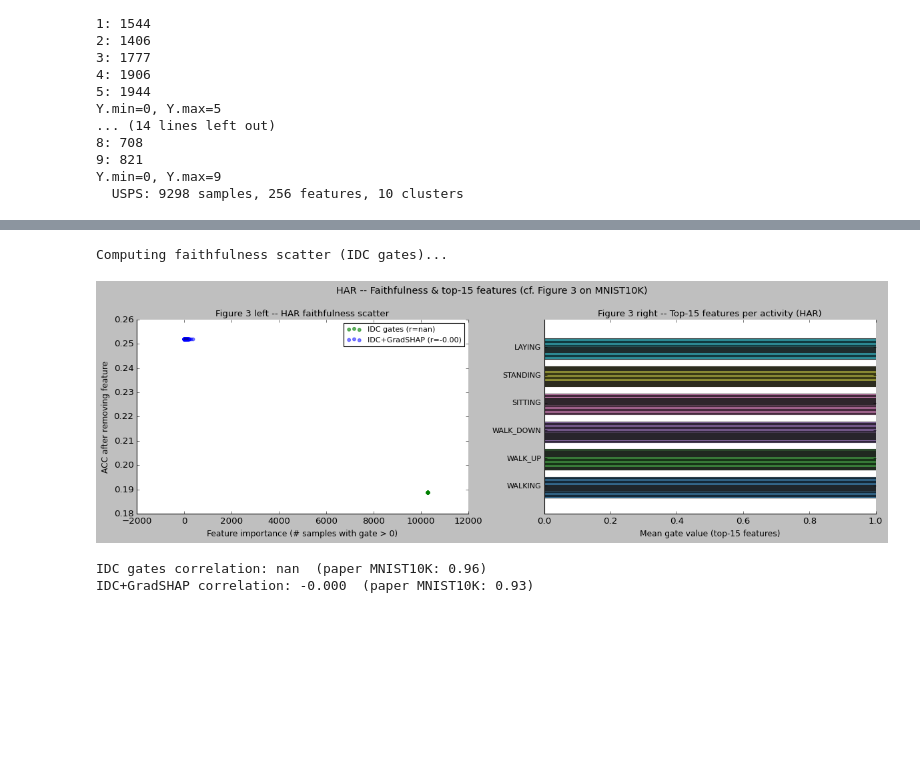
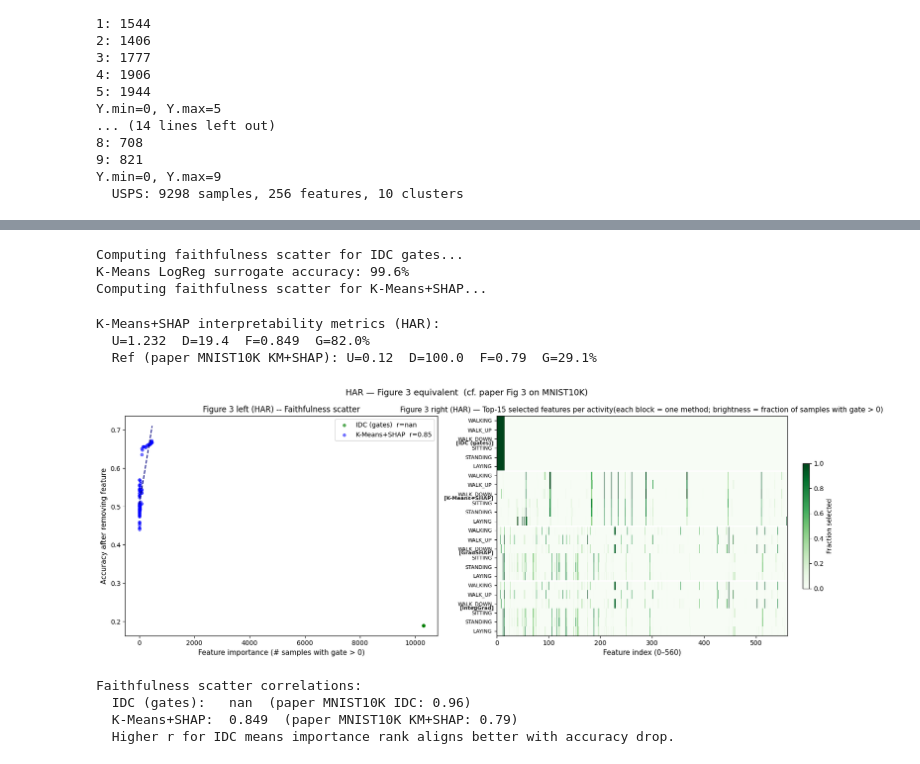
Before and after one commit to NadaB04/Interpretable_Deep_Clustering_analysis, a Jupyter notebook: IDC_Reconstruction.ipynb, the cells around one changed output, grey strips where cells are left out. Drawn from its saved outputs; the diff is of its cells as text; code cells hidden in the pictures; blank space fills up the shorter version.

```diff
--- a/IDC_Reconstruction.ipynb
+++ b/IDC_Reconstruction.ipynb
@@ -2904,7 +2755,7 @@ if RUN_PART3:
 
     # ── K-Means baseline ──
     _km_har = _KMeans(n_clusters=har_ds.num_clusters, n_init=10, random_state=42)
-    _km_har.fit(har_ds.data)
+    _km_har.fit(har_ds.data.astype(np.float64))
     _km_preds = _km_har.labels_
     _km_acc_har = cluster_acc(har_ds.labels, _km_preds)
     print(f'  K-Means ACC={_km_acc_har*100:.1f}%')
@@ -3079,22 +2930,33 @@ if RUN_PART3:
             _lr_km32, X_har_np, feature_perturbation='interventional')
         _shap_vals32 = _explainer_km32.shap_values(X_har_np[:_SHAP_N])
         if isinstance(_shap_vals32, list):
-            _shap_abs32 = np.mean(np.abs(np.stack(_shap_vals32)), axis=0)  # (N, 561)
+            # Old shap: list of (N, F) arrays, one per class
+            _shap_abs32 = np.mean(np.abs(np.stack(_shap_vals32)), axis=0)  # (N, F)
+        elif hasattr(_shap_vals32, 'ndim') and _shap_vals32.ndim == 3:
+            # New shap: 3-D array -- figure out which axis is the class axis
+            _sv3 = np.abs(_shap_vals32)
+            _nc3 = har_ds.num_clusters
+            if _sv3.shape[0] == _nc3:
+                _shap_abs32 = _sv3.mean(axis=0)   # (C, N, F) → (N, F)
+            elif _sv3.shape[-1] == _nc3:
+                _shap_abs32 = _sv3.mean(axis=-1)   # (N, F, C) → (N, F)
+            else:
+                _shap_abs32 = _sv3.mean(axis=0)   # best-effort fallback
         else:
-            _shap_abs32 = np.abs(_shap_vals32)
+            _shap_abs32 = np.abs(_shap_vals32)    # (N, F) binary / already 2-D
         _G_km_shap32 = binarize_topk(
             torch.tensor(_shap_abs32, dtype=torch.float32), k=15).numpy()
 
         # Faithfulness scatter: K-Means.predict on progressively masked X
         def _km_infer32(x_masked):
-            return _km_har.predict(x_masked)
+            return _km_har.predict(x_masked.astype(np.float64))
         print('Computing faithfulness scatter for K-Means+SHAP...')
         _imp_km_h, _acc_km_h, _corr_km_h = faithfulness_scatter(
             _G_km_shap32, X_har_np[:_SHAP_N], _km_infer32,
             Y_har_np[:_SHAP_N], num_features=har_ds.num_features())
 
         # K-Means+SHAP interpretability metrics (Table 1 supplement)
-        _infer_km32 = lambda xm: _km_har.predict(xm)
+        _infer_km32 = lambda xm: _km_har.predict(xm.astype(np.float64))
         _split_km = int(0.8 * _SHAP_N)
         _m_km_shap32 = {
             'Diversity':        diversity(Y_har_np[:_SHAP_N], _G_km_shap32,
@@ -3152,47 +3014,65 @@ if RUN_PART3:
         _methods_32.append(('GradSHAP', _G_gs32, Y_har_np[:len(_a_idc_gs_h)]))
     if _a_idc_ig_h is not None:
         _G_ig32 = binarize_topk(
             torch.tensor(_a_idc_ig_h, dtype=torch.float32), k=15).numpy()
         _methods_32.append(('IntegGrad', _G_ig32, Y_har_np[:len(_a_idc_ig_h)]))
 
     _NM = len(_methods_32)
     _hmap32 = np.zeros((_NM * _NC, _NF))
     for _mi, (_, Gm, Ym) in enumerate(_methods_32):
         for _c in range(_NC):
             _mc = Ym == _c
             if _mc.sum() > 0:
                 _hmap32[_mi * _NC + _c] = Gm[_mc].mean(0)
 
     _im32 = ax_r.imshow(_hmap32, aspect='auto', cmap='Greens',
                         interpolation='nearest', vmin=0,
                         vmax=max(float(_hmap32.max()), 1e-6))
-    _ytick_pos32 = [_mi * _NC + _NC // 2 for _mi in range(_NM)]
-    ax_r.set_yticks(_ytick_pos32)
-    ax_r.set_yticklabels([n for n, _, _ in _methods_32], fontsize=10)
-    for _mi in range(1, _NM):
-        ax_r.axhline(_mi * _NC - 0.5, color='white', lw=2)
-    ax_r.set_xlabel('Feature index (0\u2013560)', fontsize=11)
-    ax_r.set_title('Figure 3 right (HAR) -- Top-15 features per method\n'
-                   '(each block = 6 activity rows; brightness = selection freq.)',
-                   fontsize=11)
-    plt.colorbar(_im32, ax=ax_r, fraction=0.02, label='Mean gate value')
+    # Label every activity row; annotate method blocks in left margin
+    ax_r.set_yticks(list(range(_NM * _NC)))
+    ax_r.set_yticklabels(
+        [ACTIVITY_NAMES[_c] for _ in _methods_32 for _c in range(_NC)],
+        fontsize=8)
+    import matplotlib.transforms as _mtrans
+    _blend = _mtrans.blended_transform_factory(ax_r.transAxes, ax_r.transData)
+    for _mi, (mname, _, _) in enumerate(_methods_32):
+        _mid = _mi * _NC + (_NC - 1) / 2
+        ax_r.text(-0.01, _mid, f'[{mname}]', transform=_blend,
+                  ha='right', va='center', fontsize=8, fontweight='bold',
+                  color='#222222')
+        if _mi > 0:
+            ax_r.axhline(_mi * _NC - 0.5, color='white', lw=2)
+    ax_r.set_xlabel('Feature index (0–560)', fontsize=11)
+    ax_r.set_title(
+        'Figure 3 right (HAR) — Top-15 selected features per activity'
+
+        '(each block = one method; brightness = fraction of samples with gate > 0)',
+        fontsize=11)
+    plt.colorbar(_im32, ax=ax_r, fraction=0.02, label='Fraction selected')
 
     plt.suptitle('HAR \u2014 Figure 3 equivalent  (cf. paper Fig 3 on MNIST10K)', fontsize=13)
     plt.tight_layout()
     plt.show()
 
     print(f'\nFaithfulness scatter correlations:')
     print(f'  IDC (gates):   {_corr_idc_h:.3f}  (paper MNIST10K IDC: 0.96)')
     if not np.isnan(_corr_km_h):
         print(f'  K-Means+SHAP:  {_corr_km_h:.3f}  (paper MNIST10K KM+SHAP: 0.79)')
         print('  Higher r for IDC means importance rank aligns better with accuracy drop.')
 else:
     print('RUN_PART3=False -- skipping.')
 # %% [output]
-Computing faithfulness scatter (IDC gates)...
+Computing faithfulness scatter for IDC gates...
+K-Means LogReg surrogate accuracy: 99.6%
+Computing faithfulness scatter for K-Means+SHAP...
+K-Means+SHAP interpretability metrics (HAR):
+  U=1.232  D=19.4  F=0.849  G=82.0%
+  Ref (paper MNIST10K KM+SHAP): U=0.12  D=100.0  F=0.79  G=29.1%
-[figure, old version]
+[figure, new version]
-IDC gates correlation: nan  (paper MNIST10K: 0.96)
-IDC+GradSHAP correlation: -0.000  (paper MNIST10K: 0.93)
+Faithfulness scatter correlations:
+  IDC (gates):   nan  (paper MNIST10K IDC: 0.96)
+  K-Means+SHAP:  0.849  (paper MNIST10K KM+SHAP: 0.79)
+  Higher r for IDC means importance rank aligns better with accuracy drop.
 # %%
 # ── Part 3 · Exp 4 (USPS) ── Image clustering: IDC vs IDC_NoGates vs K-Means ──────
 #
```
Also changed, not shown: parts of 12 cells of this notebook.
